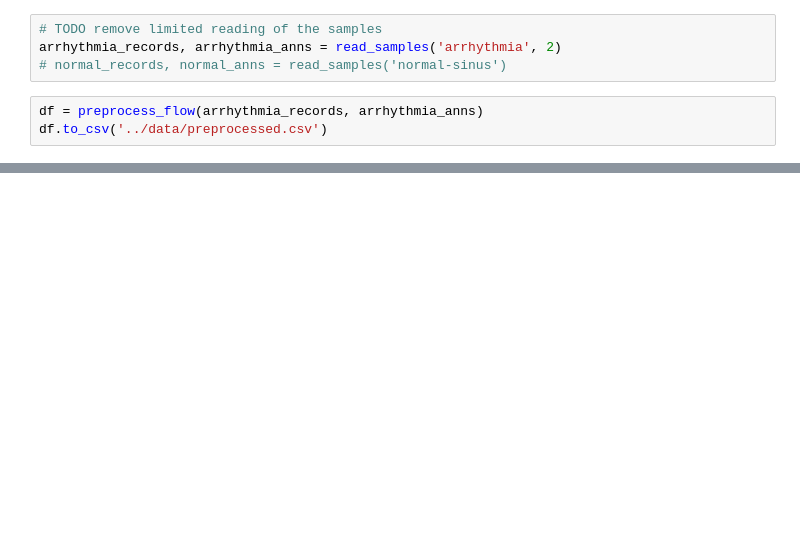
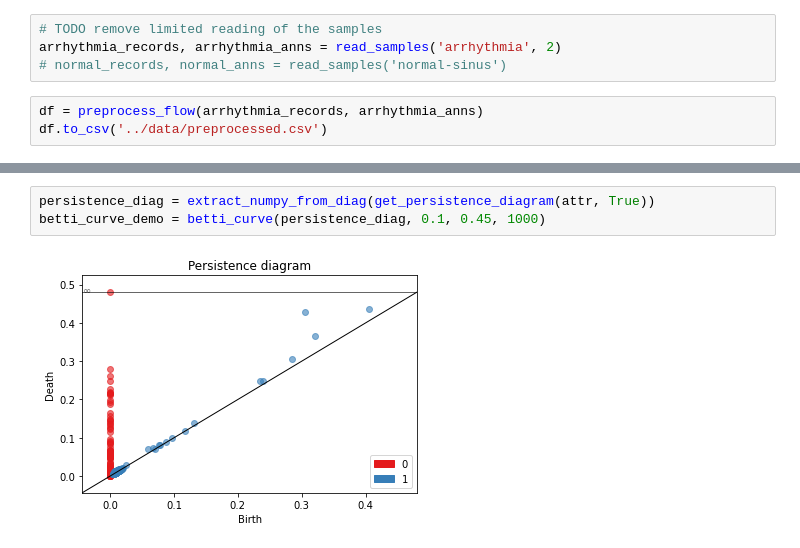
Before and after one commit to anticdimi/tda-arrhythmia-detection, a Jupyter notebook: src/prep.ipynb, the cells around one changed output, grey strips where cells are left out. Cells and saved outputs as stored; diff of their text form; blank space fills up the shorter version.

```diff
--- a/src/prep.ipynb
+++ b/src/prep.ipynb
@@ -206,0 +288,5 @@ df = df.drop(['Unnamed: 0'], axis=1)
+# %%
+persistence_diag = extract_numpy_from_diag(get_persistence_diagram(attr, True))
+betti_curve_demo = betti_curve(persistence_diag, 0.1, 0.45, 1000)
+# %% [output]
+[figure, added]
```
Also changed, not shown: parts of 16 cells of this notebook.
